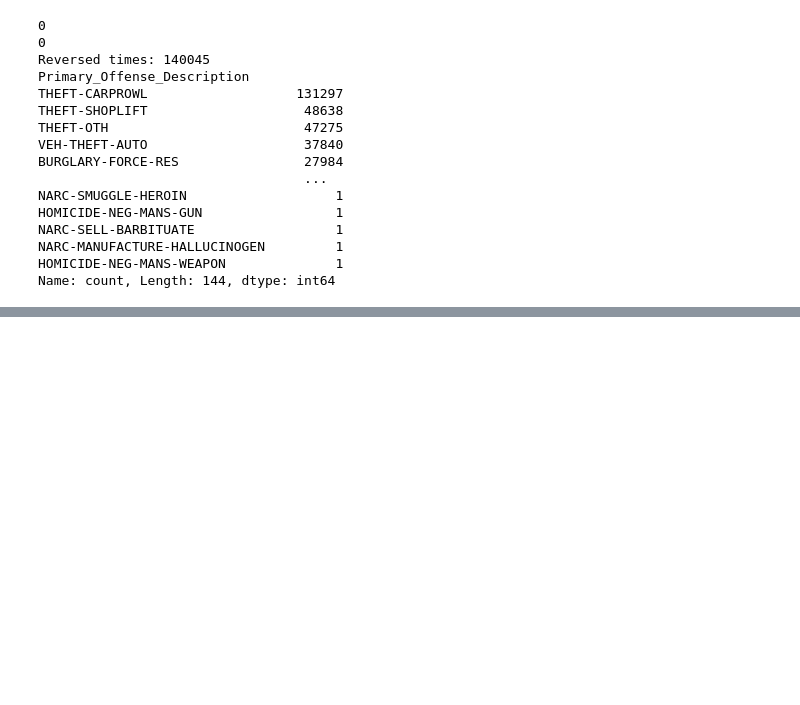
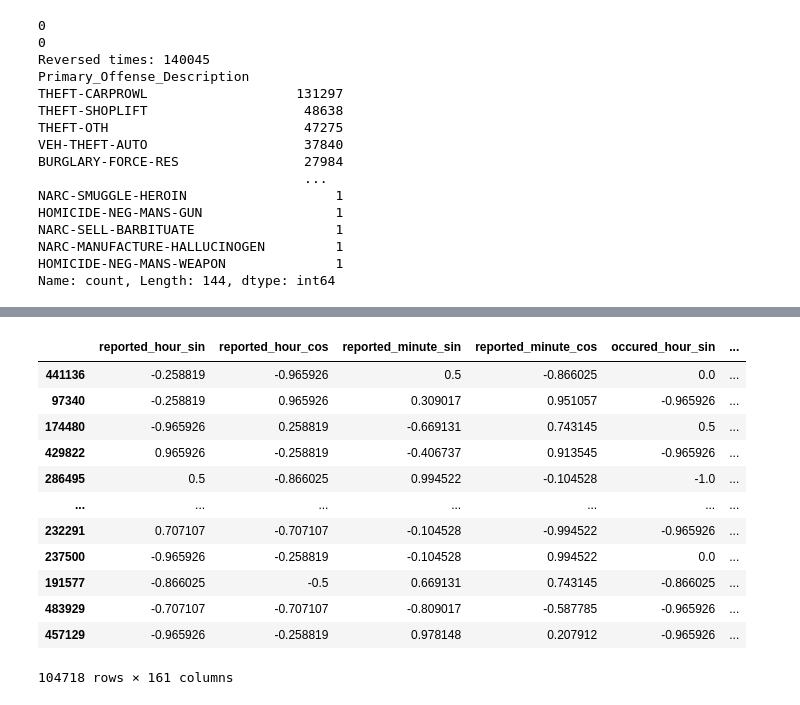
Before and after one commit to tomashobza/tuw_ml_seattle_crime, a Jupyter notebook: ml.ipynb, the cells around one changed output, grey strips where cells are left out. Cells and saved outputs as stored; diff of their text form; code cells hidden in the pictures; blank space fills up the shorter version.

```diff
--- a/ml.ipynb
+++ b/ml.ipynb
@@ -136,0 +225,16 @@ new_df = pd.get_dummies(new_df, columns=['Precinct', 'Sector', 'Beat', 'Neighbor
+# %%
+X_test
+# %% [output]
+|  | reported_hour_sin | reported_hour_cos | reported_minute_sin | reported_minute_cos | occured_hour_sin | ... |
+| 441136 | -0.258819 | -0.965926 | 0.5 | -0.866025 | 0.0 | ... |
+| 97340 | -0.258819 | 0.965926 | 0.309017 | 0.951057 | -0.965926 | ... |
+| 174480 | -0.965926 | 0.258819 | -0.669131 | 0.743145 | 0.5 | ... |
+| 429822 | 0.965926 | -0.258819 | -0.406737 | 0.913545 | -0.965926 | ... |
+| 286495 | 0.5 | -0.866025 | 0.994522 | -0.104528 | -1.0 | ... |
+| ... | ... | ... | ... | ... | ... | ... |
+| 232291 | 0.707107 | -0.707107 | -0.104528 | -0.994522 | -0.965926 | ... |
+| 237500 | -0.965926 | -0.258819 | -0.104528 | 0.994522 | 0.0 | ... |
+| 191577 | -0.866025 | -0.5 | 0.669131 | 0.743145 | -0.866025 | ... |
+| 483929 | -0.707107 | -0.707107 | -0.809017 | -0.587785 | -0.965926 | ... |
+| 457129 | -0.965926 | -0.258819 | 0.978148 | 0.207912 | -0.965926 | ... |
+104718 rows × 161 columns
```
Also changed, not shown: parts of 24 cells of this notebook.
